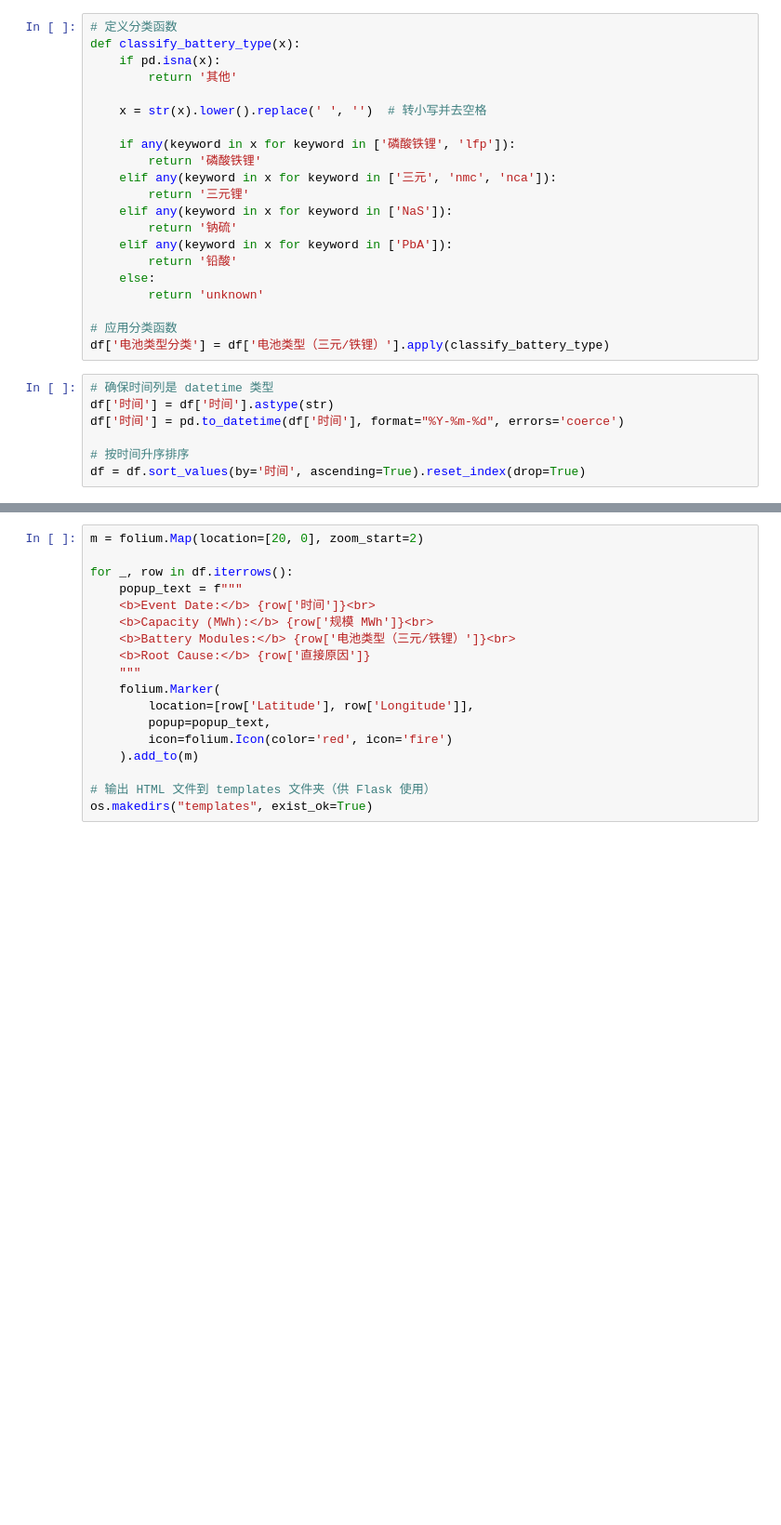
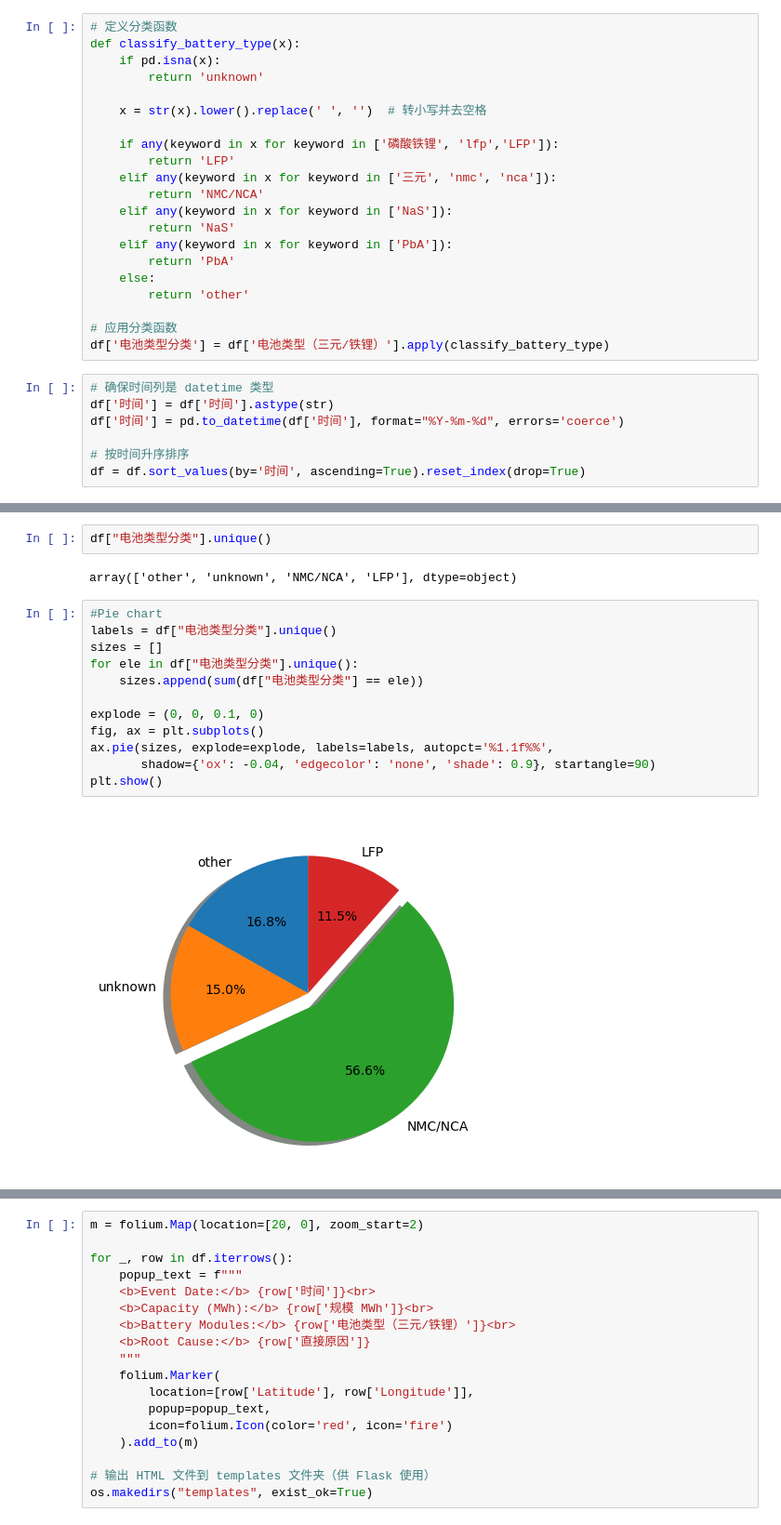
Before and after one commit to fguo0805/fire_plot, a Jupyter notebook: plot.ipynb, the cells around one changed output, grey strips where cells are left out. Shown at 93% size. Drawn from its saved outputs; the diff is of its cells as text; blank space fills up the shorter version.

```diff
--- a/plot.ipynb
+++ b/plot.ipynb
@@ -19,20 +20,20 @@ df['Longitude'] = pd.to_numeric(df['Longitude'].str.strip(), errors='coerce')
 # 定义分类函数
 def classify_battery_type(x):
     if pd.isna(x):
-        return '其他'
+        return 'unknown'
 
     x = str(x).lower().replace(' ', '')  # 转小写并去空格
 
-    if any(keyword in x for keyword in ['磷酸铁锂', 'lfp']):
-        return '磷酸铁锂'
+    if any(keyword in x for keyword in ['磷酸铁锂', 'lfp','LFP']):
+        return 'LFP'
     elif any(keyword in x for keyword in ['三元', 'nmc', 'nca']):
-        return '三元锂'
+        return 'NMC/NCA'
     elif any(keyword in x for keyword in ['NaS']):
-        return '钠硫'
+        return 'NaS'
     elif any(keyword in x for keyword in ['PbA']):
-        return '铅酸'
+        return 'PbA'
     else:
-        return 'unknown'
+        return 'other'
 
 # 应用分类函数
 df['电池类型分类'] = df['电池类型（三元/铁锂）'].apply(classify_battery_type)
@@ -45,0 +63,18 @@ df = df.sort_values(by='时间', ascending=True).reset_index(drop=True)
+# %%
+df["电池类型分类"].unique()
+# %% [output]
+array(['other', 'unknown', 'NMC/NCA', 'LFP'], dtype=object)
+# %%
+#Pie chart
+labels = df["电池类型分类"].unique()
+sizes = []
+for ele in df["电池类型分类"].unique():
+    sizes.append(sum(df["电池类型分类"] == ele))
+
+explode = (0, 0, 0.1, 0)
+fig, ax = plt.subplots()
+ax.pie(sizes, explode=explode, labels=labels, autopct='%1.1f%%',
+       shadow={'ox': -0.04, 'edgecolor': 'none', 'shade': 0.9}, startangle=90)
+plt.show()
+# %% [output]
+[figure, added]
```
Also changed, not shown: parts of 4 cells of this notebook.
